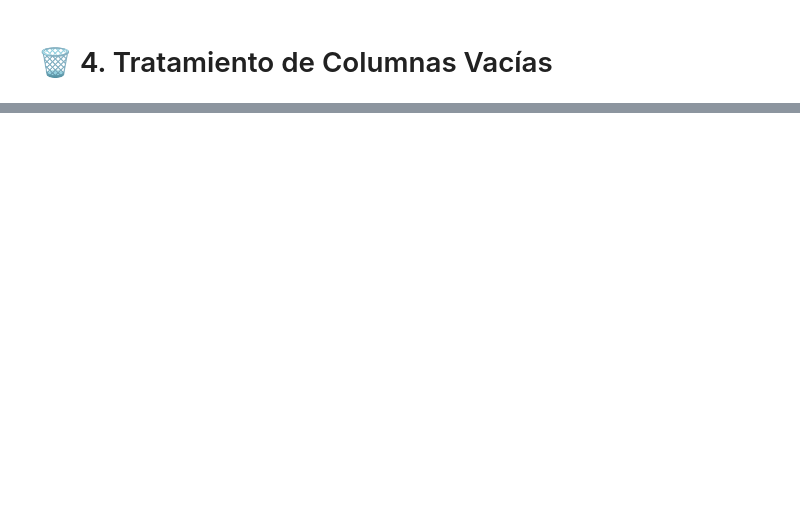
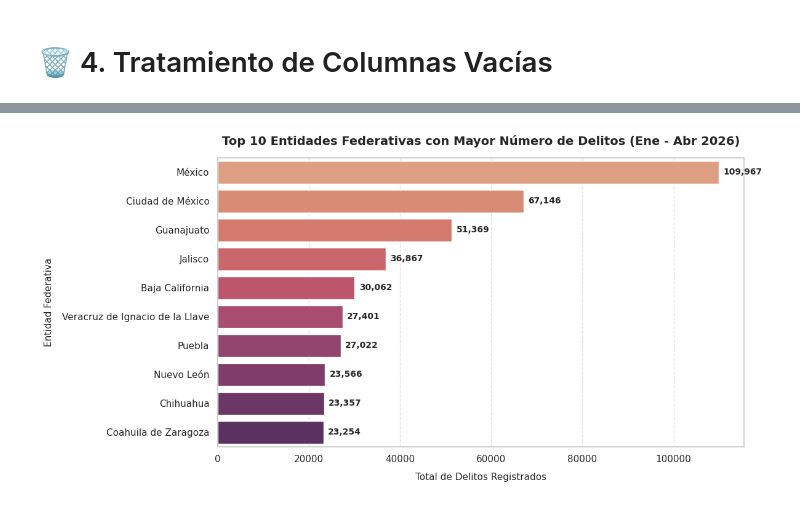
Before and after one commit to luis2506115-ai/limpieza_datos_pd, a Jupyter notebook: limpieza_datos.ipynb, the cells around one changed output, grey strips where cells are left out. Drawn from its saved outputs; the diff is of its cells as text; code cells hidden in the pictures; blank space fills up the shorter version.

```diff
--- a/limpieza_datos.ipynb
+++ b/limpieza_datos.ipynb
@@ -162,0 +306,26 @@ Nuevas dimensiones del Dataset: (3648, 11)
+# %%
+# 4. Top 10 Entidades Federativas con Mayor Incidencia Delictiva
+entidades_incidencia = df_tidy.groupby('entidad')['cantidad'].sum().sort_values(ascending=False).head(10).reset_index()
+
+plt.figure(figsize=(12, 6))
+sns.barplot(
+    data=entidades_incidencia,
+    x='cantidad',
+    y='entidad',
+    palette="flare"
+)
+
+# Detalles estéticos y etiquetas
+plt.title("Top 10 Entidades Federativas con Mayor Número de Delitos (Ene - Abr 2026)", fontsize=14, fontweight='bold', pad=15)
+plt.xlabel("Total de Delitos Registrados", fontsize=11, labelpad=10)
+plt.ylabel("Entidad Federativa", fontsize=11, labelpad=10)
+plt.grid(axis='x', linestyle="--", alpha=0.6)
+
+# Añadir valores a las barras
+for index, value in enumerate(entidades_incidencia['cantidad']):
+    plt.text(value + 1000, index, f"{int(value):,}", va='center', fontsize=10, fontweight='bold')
+
+plt.tight_layout()
+plt.show()
+# %% [output]
+[figure, added]
```
Also changed, not shown: parts of 20 cells of this notebook, 1 other file.
